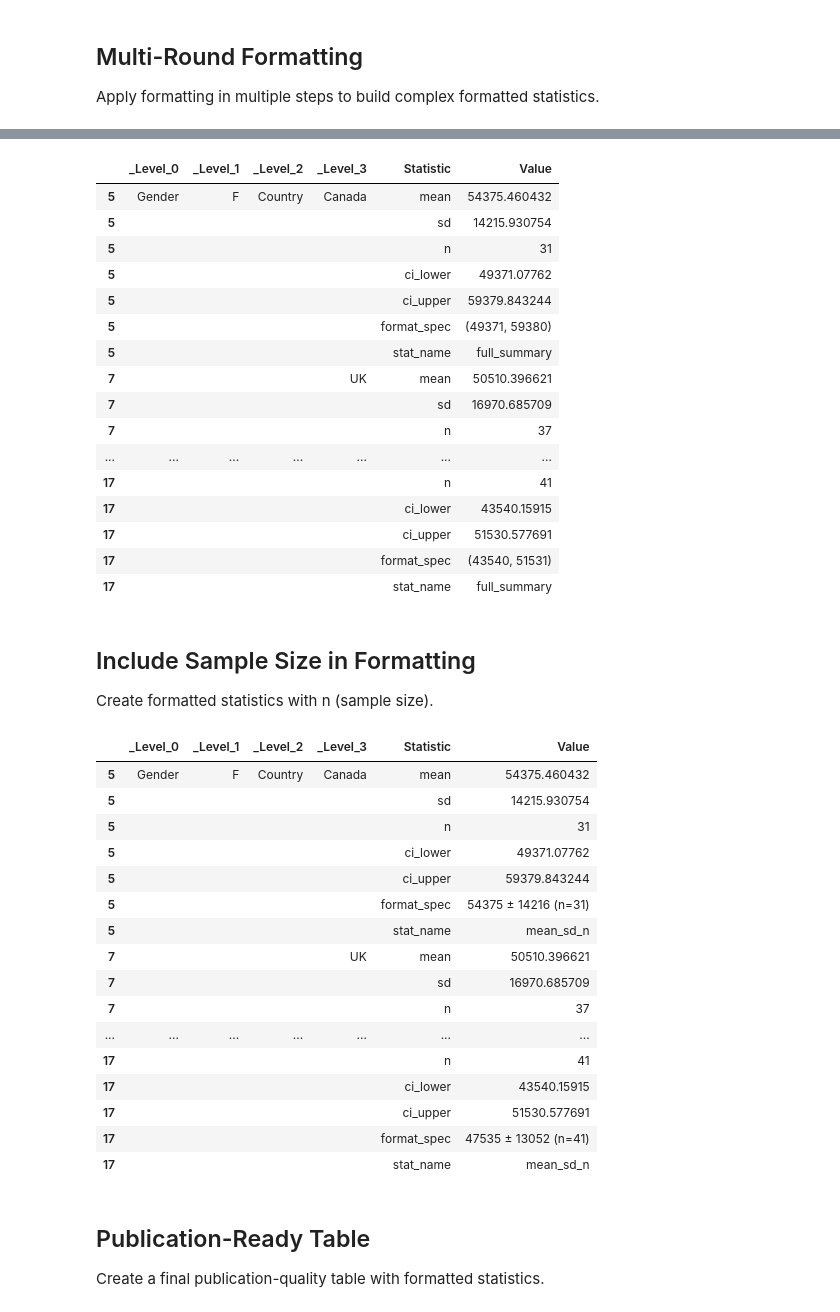
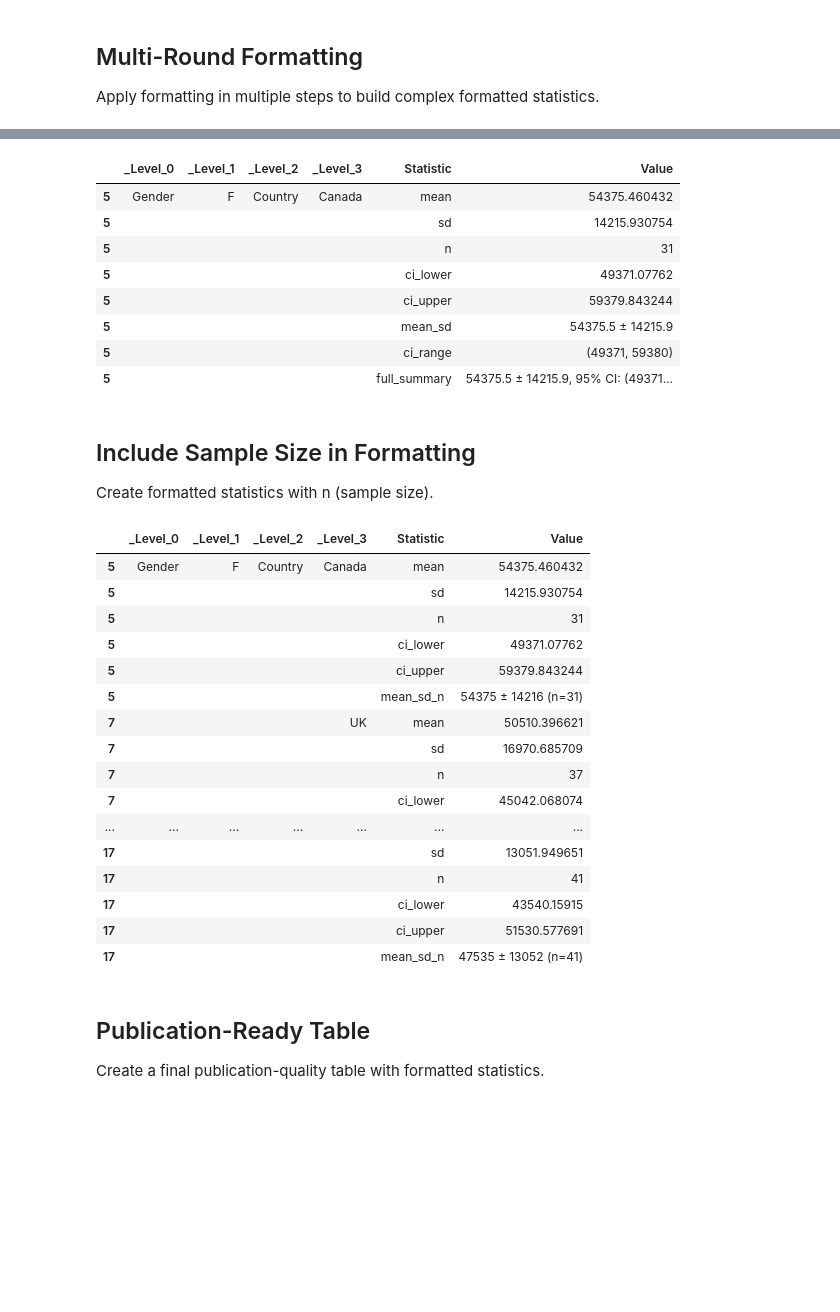
Before and after one commit to BFalquet/pyMyriad, a Jupyter notebook: examples/notebooks/05_formatting_statistics.ipynb, the cells around one changed output, grey strips where cells are left out. Saved outputs shown, nothing was run; the diff lists cells and outputs as text; code cells hidden in the pictures; blank space fills up the shorter version.

```diff
--- a/examples/notebooks/05_formatting_statistics.ipynb
+++ b/examples/notebooks/05_formatting_statistics.ipynb
@@ -47,7 +52,7 @@ print(simple_table(result).head(10))
 Create a formatted string combining mean and standard deviation.
 # %%
 # Apply formatting to create "mean ± sd" statistic
-format_statistics(result, mean_sd="{mean:.1f} ± {sd:.1f}", inplace=True)
+format_statistics(result, inplace=True, mean_sd="{mean:.1f} ± {sd:.1f}")
 
 # Display the new formatted statistic
 print(simple_table(result).head(10))
@@ -72,7 +77,7 @@ Create formatted CI strings.
 result2 = atree.run(df)
 
 # Format confidence interval
-format_statistics(result2, ci_95="({ci_lower:.0f}, {ci_upper:.0f})", inplace=True)
+format_statistics(result2, inplace=True, ci_95="({ci_lower:.0f}, {ci_upper:.0f})")
 
 print(simple_table(result2).head(10))
 # %% [output]
@@ -96,13 +101,13 @@ Apply formatting in multiple steps to build complex formatted statistics.
 result3 = atree.run(df)
 
 # Round 1: Create mean ± SD
-format_statistics(result3, mean_sd="{mean:.1f} ± {sd:.1f}", inplace=True)
+format_statistics(result3, inplace=True, mean_sd="{mean:.1f} ± {sd:.1f}")
 
 # Round 2: Create CI range
-format_statistics(result3, ci_range="({ci_lower:.0f}, {ci_upper:.0f})", inplace=True)
+format_statistics(result3, inplace=True, ci_range="({ci_lower:.0f}, {ci_upper:.0f})")
 
 # Round 3: Combine into full summary
-format_statistics(result3, full_summary="{mean_sd}, 95% CI: {ci_range}", inplace=True)
+format_statistics(result3, inplace=True, full_summary="{mean_sd}, 95% CI: {ci_range}")
 
-simple_table(result3)
+simple_table(result3).head(8)
 # %% [output]
@@ -115,20 +114,12 @@ Warning: Format string for 'format_spec' references non-existent statistic 'mean
 |  | _Level_0 | _Level_1 | _Level_2 | _Level_3 | Statistic | Value |
 | 5 | Gender | F | Country | Canada | mean | 54375.460432 |
 | 5 |  |  |  |  | sd | 14215.930754 |
 | 5 |  |  |  |  | n | 31 |
 | 5 |  |  |  |  | ci_lower | 49371.07762 |
 | 5 |  |  |  |  | ci_upper | 59379.843244 |
-| 5 |  |  |  |  | format_spec | (49371, 59380) |
-| 5 |  |  |  |  | stat_name | full_summary |
-| 7 |  |  |  | UK | mean | 50510.396621 |
-| 7 |  |  |  |  | sd | 16970.685709 |
-| 7 |  |  |  |  | n | 37 |
-| ... | ... | ... | ... | ... | ... | ... |
-| 17 |  |  |  |  | n | 41 |
-| 17 |  |  |  |  | ci_lower | 43540.15915 |
-| 17 |  |  |  |  | ci_upper | 51530.577691 |
-| 17 |  |  |  |  | format_spec | (43540, 51531) |
-| 17 |  |  |  |  | stat_name | full_summary |
+| 5 |  |  |  |  | mean_sd | 54375.5 ± 14215.9 |
+| 5 |  |  |  |  | ci_range | (49371, 59380) |
+| 5 |  |  |  |  | full_summary | 54375.5 ± 14215.9, 95% CI: (49371... |
 # %% [markdown]
 ## Include Sample Size in Formatting
 
@@ -138,7 +129,7 @@ Create formatted statistics with n (sample size).
 result4 = atree.run(df)
 
 # Format with sample size
-format_statistics(result4, mean_sd_n="{mean:.0f} ± {sd:.0f} (n={n})", inplace=True)
+format_statistics(result4, inplace=True, mean_sd_n="{mean:.0f} ± {sd:.0f} (n={n})")
 
 simple_table(result4)
 # %% [output]
@@ -148,17 +139,17 @@ simple_table(result4)
 | 5 |  |  |  |  | n | 31 |
 | 5 |  |  |  |  | ci_lower | 49371.07762 |
 | 5 |  |  |  |  | ci_upper | 59379.843244 |
-| 5 |  |  |  |  | format_spec | 54375 ± 14216 (n=31) |
-| 5 |  |  |  |  | stat_name | mean_sd_n |
+| 5 |  |  |  |  | mean_sd_n | 54375 ± 14216 (n=31) |
 | 7 |  |  |  | UK | mean | 50510.396621 |
 | 7 |  |  |  |  | sd | 16970.685709 |
 | 7 |  |  |  |  | n | 37 |
+| 7 |  |  |  |  | ci_lower | 45042.068074 |
 | ... | ... | ... | ... | ... | ... | ... |
+| 17 |  |  |  |  | sd | 13051.949651 |
 | 17 |  |  |  |  | n | 41 |
 | 17 |  |  |  |  | ci_lower | 43540.15915 |
 | 17 |  |  |  |  | ci_upper | 51530.577691 |
-| 17 |  |  |  |  | format_spec | 47535 ± 13052 (n=41) |
-| 17 |  |  |  |  | stat_name | mean_sd_n |
+| 17 |  |  |  |  | mean_sd_n | 47535 ± 13052 (n=41) |
 # %% [markdown]
 ## Publication-Ready Table
 
```
Also changed, not shown: parts of 5 cells of this notebook, 17 other files.
